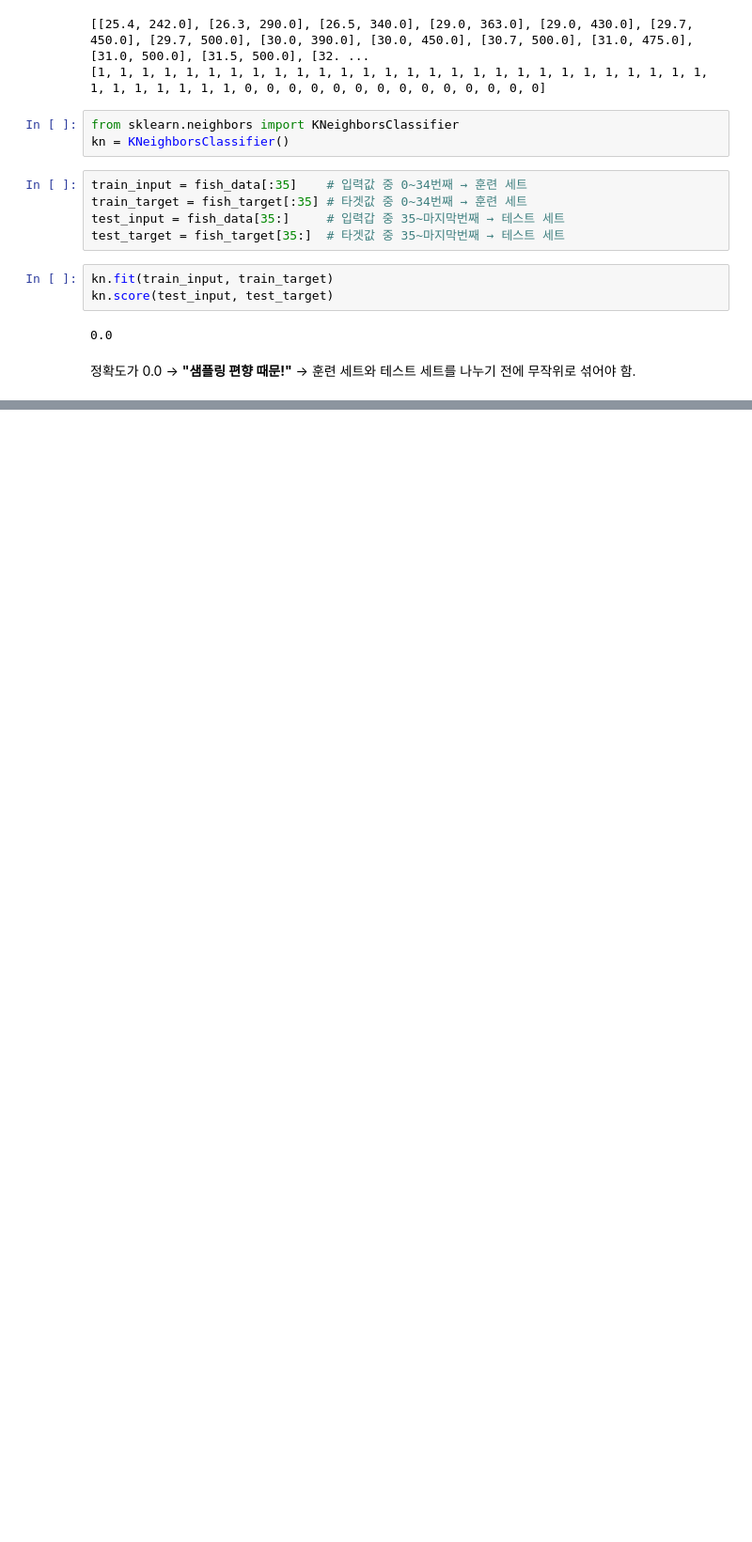
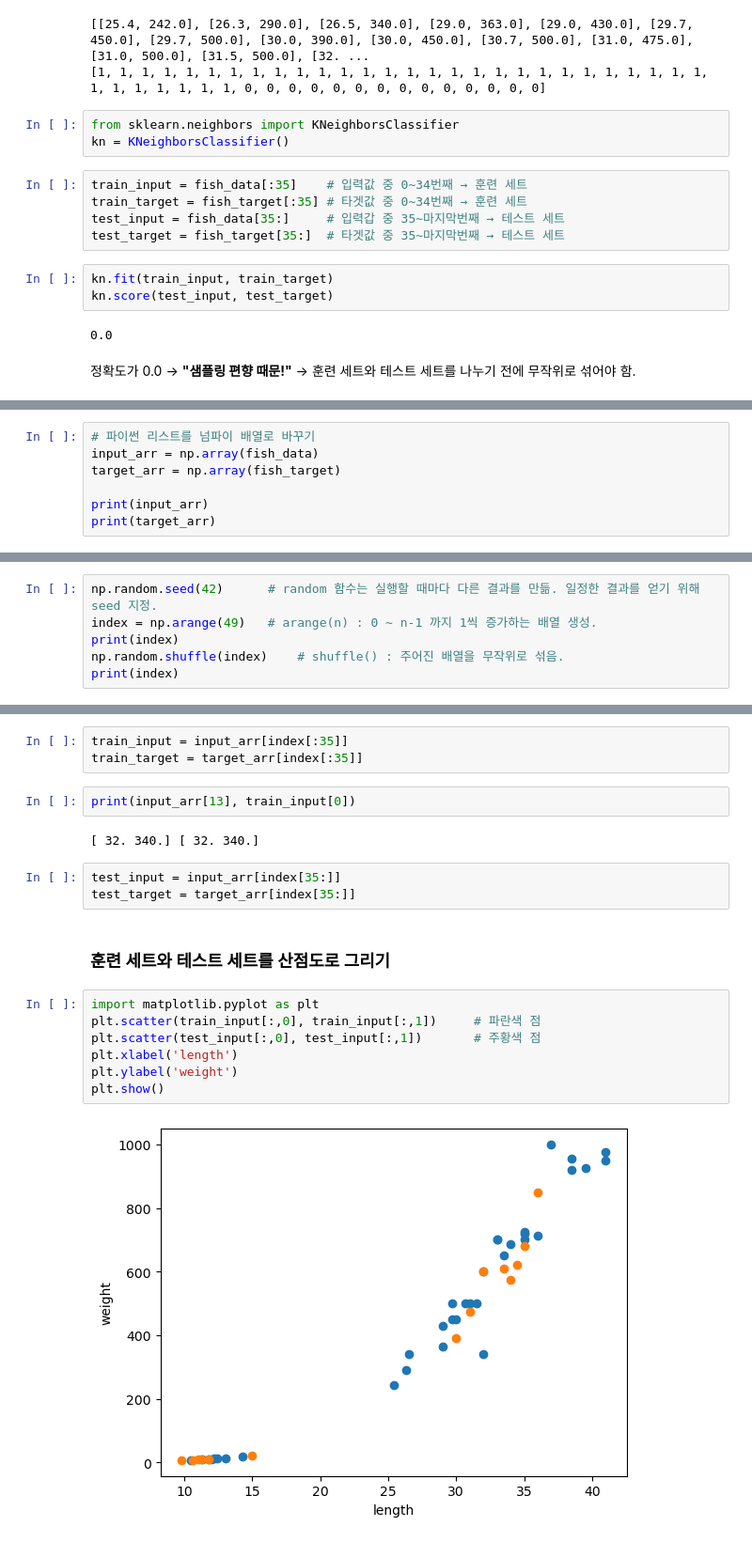
Before and after one commit to oracleaistudy/heeseung-han, a Jupyter notebook: 한희승ch02-1.ipynb, the cells around one changed output, grey strips where cells are left out. Shown at 94% size. Drawn from its saved outputs; the diff is of its cells as text; blank space fills up the shorter version.

```diff
--- a/한희승ch02-1.ipynb
+++ b/한희승ch02-1.ipynb
@@ -43,0 +46,7 @@ kn.score(test_input, test_target)
+# %%
+# 파이썬 리스트를 넘파이 배열로 바꾸기
+input_arr = np.array(fish_data)
+target_arr = np.array(fish_target)
+
+print(input_arr)
+print(target_arr)
@@ -43,0 +75,6 @@ kn.score(test_input, test_target)
+# %%
+np.random.seed(42)      # random 함수는 실행할 때마다 다른 결과를 만듦. 일정한 결과를 얻기 위해 seed 지정.
+index = np.arange(49)   # arange(n) : 0 ~ n-1 까지 1씩 증가하는 배열 생성.
+print(index)
+np.random.shuffle(index)    # shuffle() : 주어진 배열을 무작위로 섞음.
+print(index)
@@ -43,0 +94,21 @@ kn.score(test_input, test_target)
+# %%
+train_input = input_arr[index[:35]]
+train_target = target_arr[index[:35]]
+# %%
+print(input_arr[13], train_input[0])
+# %% [output]
+[ 32. 340.] [ 32. 340.]
+# %%
+test_input = input_arr[index[35:]]
+test_target = target_arr[index[35:]]
+# %% [markdown]
+### 훈련 세트와 테스트 세트를 산점도로 그리기
+# %%
+import matplotlib.pyplot as plt
+plt.scatter(train_input[:,0], train_input[:,1])     # 파란색 점
+plt.scatter(test_input[:,0], test_input[:,1])       # 주황색 점
+plt.xlabel('length')
+plt.ylabel('weight')
+plt.show()
+# %% [output]
+[figure, added]
```
Also changed, not shown: parts of 12 cells of this notebook.
